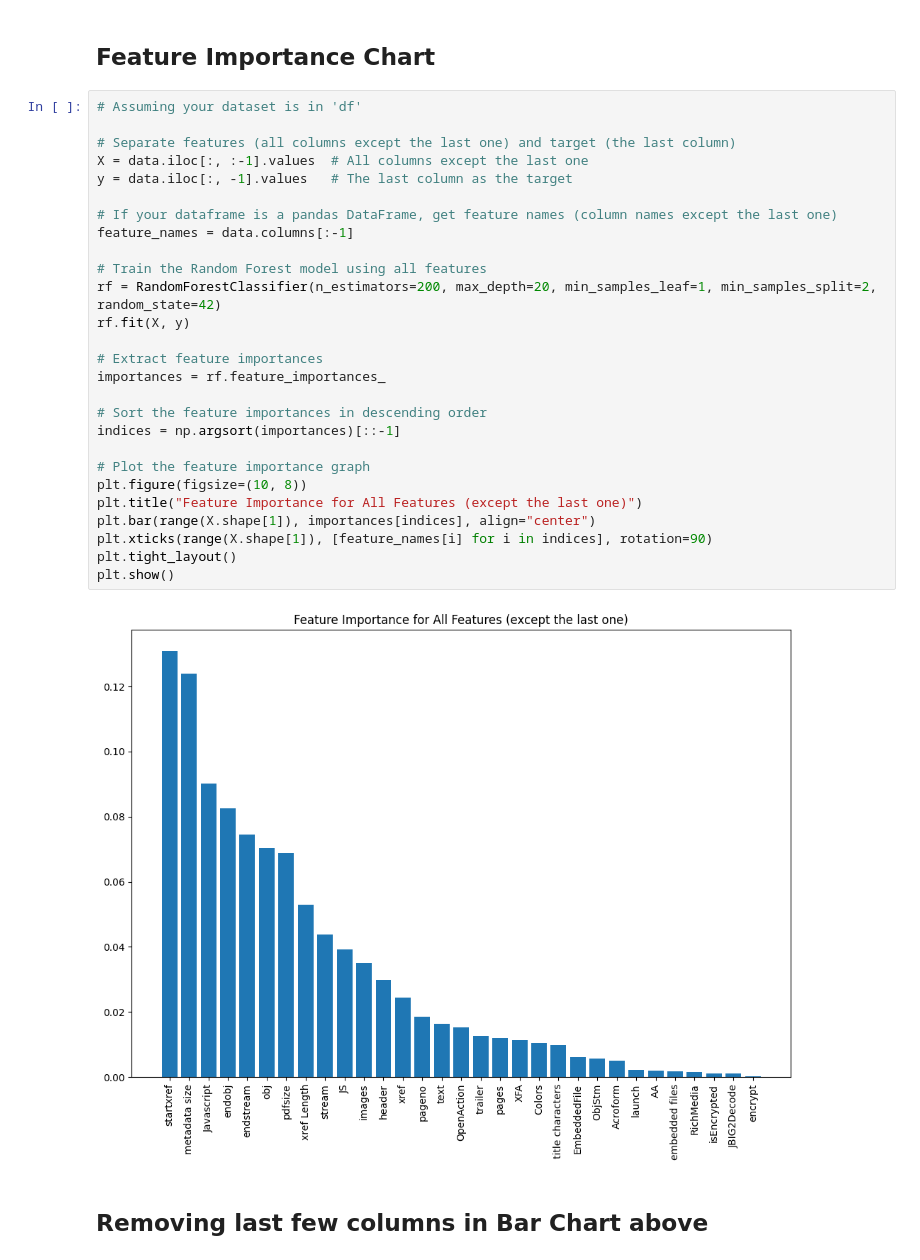
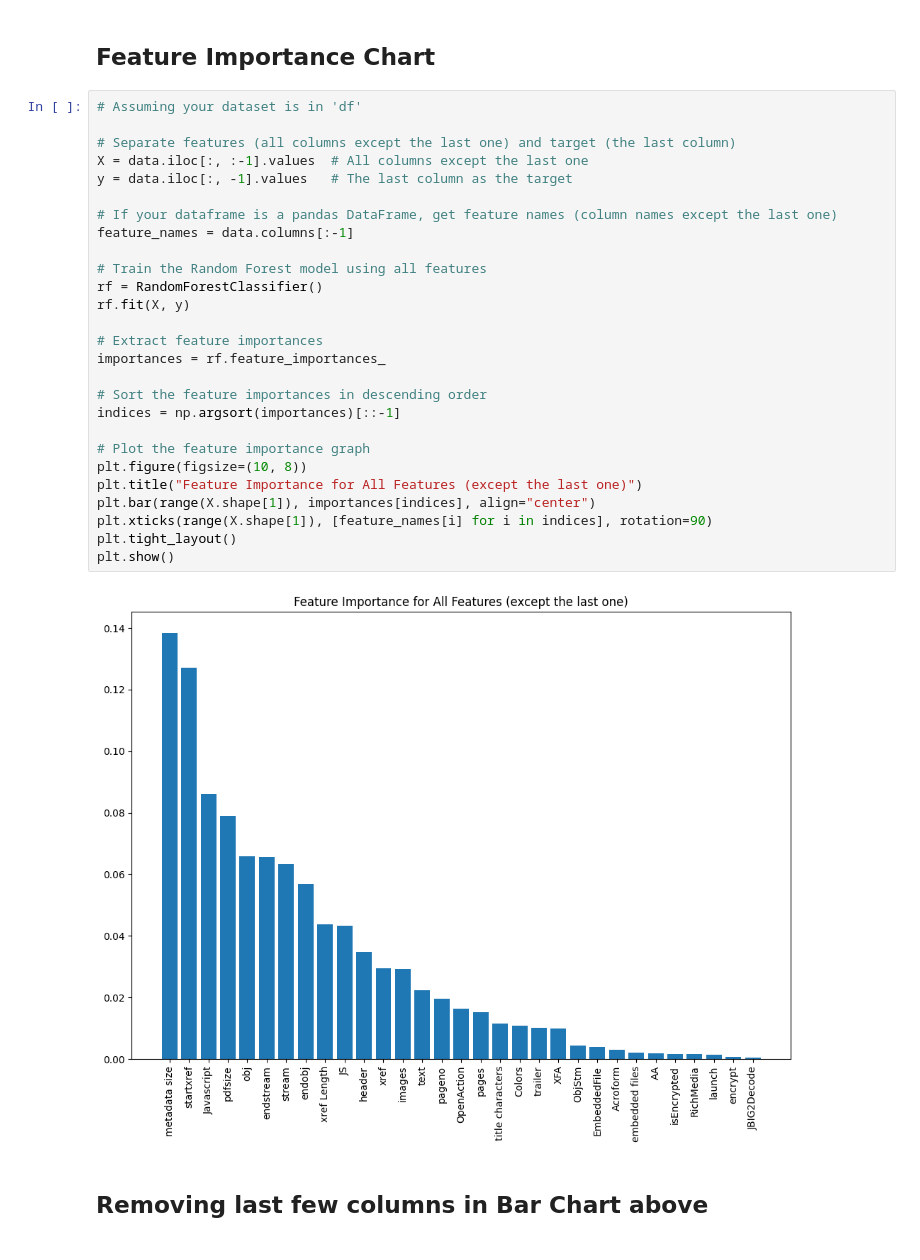
Before and after one commit to HimanS1708/CS658_Project, a Jupyter notebook: Model/final_original.ipynb, the cells around one changed output. Drawn from its saved outputs; the diff is of its cells as text.

```diff
--- a/Model/final_original.ipynb
+++ b/Model/final_original.ipynb
@@ -514,32 +444,32 @@ Accuracy Score: 0.9950149551345963
 # %%
 # Assuming your dataset is in 'df'
 
 # Separate features (all columns except the last one) and target (the last column)
 X = data.iloc[:, :-1].values  # All columns except the last one
 y = data.iloc[:, -1].values   # The last column as the target
 
 # If your dataframe is a pandas DataFrame, get feature names (column names except the last one)
 feature_names = data.columns[:-1]
 
 # Train the Random Forest model using all features
-rf = RandomForestClassifier(n_estimators=200, max_depth=20, min_samples_leaf=1, min_samples_split=2, random_state=42)
+rf = RandomForestClassifier()
 rf.fit(X, y)
 
 # Extract feature importances
 importances = rf.feature_importances_
 
 # Sort the feature importances in descending order
 indices = np.argsort(importances)[::-1]
 
 # Plot the feature importance graph
 plt.figure(figsize=(10, 8))
 plt.title("Feature Importance for All Features (except the last one)")
 plt.bar(range(X.shape[1]), importances[indices], align="center")
 plt.xticks(range(X.shape[1]), [feature_names[i] for i in indices], rotation=90)
 plt.tight_layout()
 plt.show()
 # %% [output]
-[figure, old version]
+[figure, new version]
 # %% [markdown]
 ## Removing last few columns in Bar Chart above
 # %%
```
Also changed, not shown: parts of 53 cells of this notebook, 9 other files.
